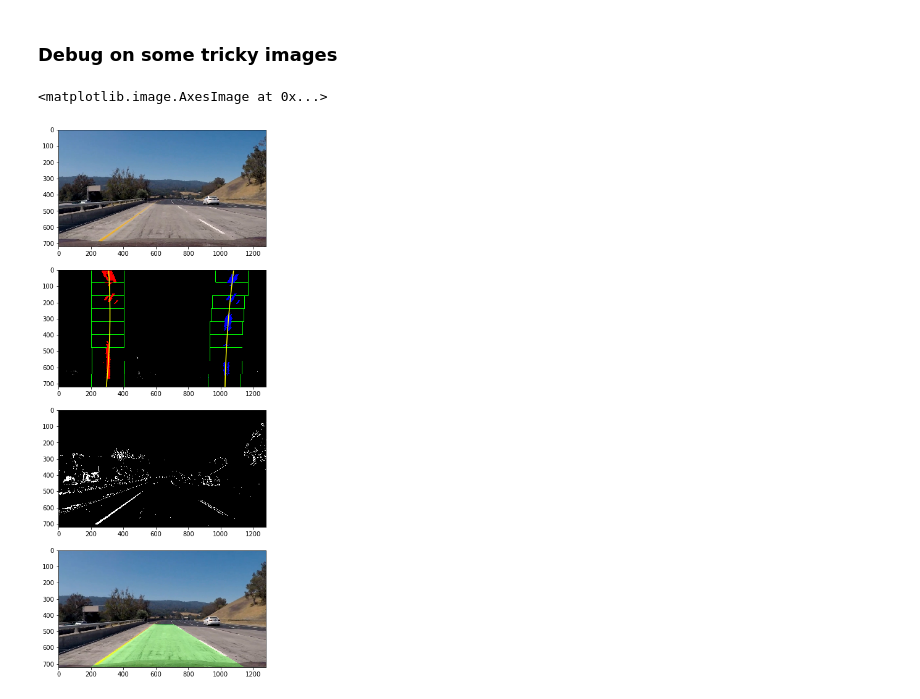
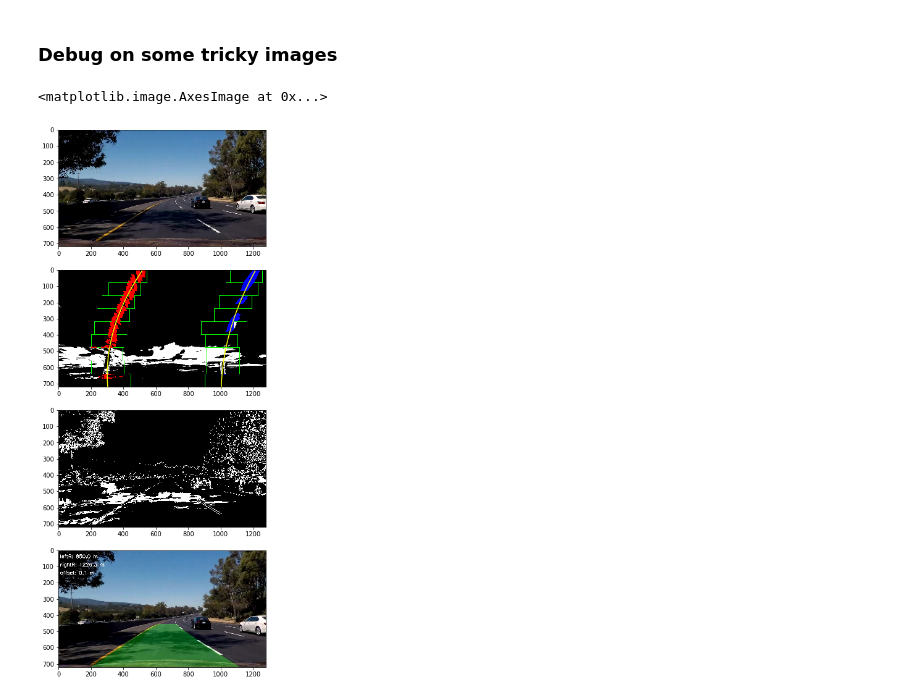
Before and after one commit to sir-siemens/carND-project4, a Jupyter notebook: advanced_lane_detect.ipynb, the cells around one changed output. Cells and saved outputs as stored; diff of their text form; code cells hidden in the pictures.

```diff
--- a/advanced_lane_detect.ipynb
+++ b/advanced_lane_detect.ipynb
@@ -545,11 +586,22 @@ def track_lane_line(image_perpective, left_fit, right_fit ):
     left_lane_inds = ((nonzerox > (left_fit[0]*(nonzeroy**2) + left_fit[1]*nonzeroy + left_fit[2] - margin)) & (nonzerox < (left_fit[0]*(nonzeroy**2) + left_fit[1]*nonzeroy + left_fit[2] + margin)))
     right_lane_inds = ((nonzerox > (right_fit[0]*(nonzeroy**2) + right_fit[1]*nonzeroy + right_fit[2] - margin)) & (nonzerox < (right_fit[0]*(nonzeroy**2) + right_fit[1]*nonzeroy + right_fit[2] + margin)))
 
+    # compute deviation of position x
+
+
     # Again, extract left and right line pixel positions
     leftx = nonzerox[left_lane_inds]
     lefty = nonzeroy[left_lane_inds]
     rightx = nonzerox[right_lane_inds]
     righty = nonzeroy[right_lane_inds]
+
+    # right
+    leftx_margin = left_fit[0]*(lefty**2) + left_fit[1]*lefty + left_fit[2] - margin
+    div_left  = np.std(leftx - leftx_margin)
+    rightx_margin = right_fit[0]*(righty**2) + right_fit[1]*righty + right_fit[2] - margin
+    div_right = np.std(rightx - rightx_margin)
+    div_sum =  div_left + div_right
+
     # Fit a second order polynomial to each
     left_fit = np.polyfit(lefty, leftx, 2)
     right_fit = np.polyfit(righty, rightx, 2)
@@ -558,13 +610,10 @@ def track_lane_line(image_perpective, left_fit, right_fit ):
     left_fitx = left_fit[0]*ploty**2 + left_fit[1]*ploty + left_fit[2]
     right_fitx = right_fit[0]*ploty**2 + right_fit[1]*ploty + right_fit[2]
     # compute curvature and determine if tracking is lost
-    (curvature_left, curvature_right ) = compute_curvature (leftx, lefty, rightx, righty)
-    print ('curvature ',curvature_left , curvature_right)
-    print ('radius difference ', np.fabs(curvature_left - curvature_right))
-    tracking_lost = False
-    if np.fabs(curvature_left - curvature_right) > 200:
-        tracking_lost = True
-    return (ploty, left_fitx, right_fitx, left_fit, right_fit, left_lane_inds, right_lane_inds, nonzerox, nonzeroy , tracking_lost)
+    (curvature_left, curvature_right, offset_mid ,  left_fit_cr ,right_fit_cr ) = compute_curvature (leftx, lefty, rightx, righty)
+    #print ('curvature ',curvature_left , curvature_right)
+    #print ('radius difference ', np.fabs(curvature_left - curvature_right))
+    return (ploty, left_fitx, right_fitx, left_fit, right_fit, left_lane_inds, right_lane_inds, nonzerox, nonzeroy , curvature_left, curvature_right, offset_mid ,  left_fit_cr ,right_fit_cr , div_sum)
 # %%
 (ploty, left_fitx, right_fitx, left_fit, right_fit, left_lane_inds, right_lane_inds, nonzerox,nonzeroy) = track_lane_line(img_perspective, left_fit, right_fit )
 visualize_tracking(img_perspective, ploty, left_fitx, right_fitx , left_lane_inds, right_lane_inds, nonzerox, nonzeroy, 100 )
@@ -611,7 +662,7 @@ def inverse_warp(undist,   left_fitx , right_fitx, ploty , Minv):
     cv2.fillPoly(color_warp, np.int_([pts]), (0,255, 0))
 
     # Warp the blank back to original image space using inverse perspective matrix (Minv)
-    newwarp = cv2.warpPerspective(color_warp, Minv, (image.shape[1], image.shape[0]))
+    newwarp = cv2.warpPerspective(color_warp, Minv, (undist.shape[1], undist.shape[0]))
     # Combine the result with the original image
     result = cv2.addWeighted(undist, 1, newwarp, 0.3, 0)
     return result
@@ -692,27 +886,36 @@ for frame in clip1.iter_frames():
     i +=1
     # (img_pers ,undistort,  combined_binary)  = pipeline(frame)
 # %%
-image_t = cv2.imread('tricky595.jpg')
+image_t = cv2.imread('tricky1043.jpg')
 plt.figure(1, figsize=(10,16))
 plt.subplot(4,1,1)
 img_t = np.copy(image_t)
 (img_perspective_t, undistort_t , combined_binary_t) = pipeline(img_t)
-(out_img_t, ploty_t, left_fitx_t, right_fitx_t,  left_fit_t, right_fit_t) = find_lane(img_perspective_t)
+(out_img_t, ploty_t, left_fitx_t, right_fitx_t,  left_fit_t, right_fit_t, c_left_t, c_right_t, offset_t, left_fit_cr , right_fit_cr) = find_lane(img_perspective_t)
 output_t = inverse_warp( undistort_t , left_fitx_t , right_fitx_t, ploty_t,  np.linalg.inv(M_g) )
+
+# draw text on the output
+left_r_t = 'leftR: '+ str( "{0:.1f}".format(c_left_t) ) + ' m'
+right_r_t = 'rightR: '+ str("{0:.1f}".format(c_right_t) )+ ' m'
+offset_text =  'offset: ' + str("{0:.1f}".format(offset_t) ) + ' m'
+font = 0
+cv2.putText(output_t,left_r_t,(10,50), font, 1 ,(255,255,255),2,cv2.LINE_AA)
+cv2.putText(output_t,right_r_t,(10,100), font, 1 ,(255,255,255),2,cv2.LINE_AA)
+cv2.putText(output_t,offset_text,(10,150), font, 1 ,(255,255,255),2,cv2.LINE_AA)
 
 plt.imshow(  cv2.cvtColor(img_t, cv2.COLOR_BGR2RGB)  ,cmap='brg'  )
 
 
-plt.subplot(4,1,2)
+lt.subplot(4,1,2)
 plt.plot(left_fitx_t, ploty_t, color='yellow')
 plt.plot(right_fitx_t, ploty_t, color='yellow')
-plt.imshow(out_img_t )
+plt.imshow(out_img_t )p
 
 plt.subplot(4,1,3)
 plt.imshow(combined_binary_t, cmap='gray' )
 
 plt.subplot(4,1,4)
 plt.imshow(cv2.cvtColor(output_t, cv2.COLOR_BGR2RGB), cmap='brg' )
 # %% [output]
 <matplotlib.image.AxesImage at 0x...>
-[figure, old version]
+[figure, new version]
```
Also changed, not shown: parts of 26 cells of this notebook, 15 other files.
